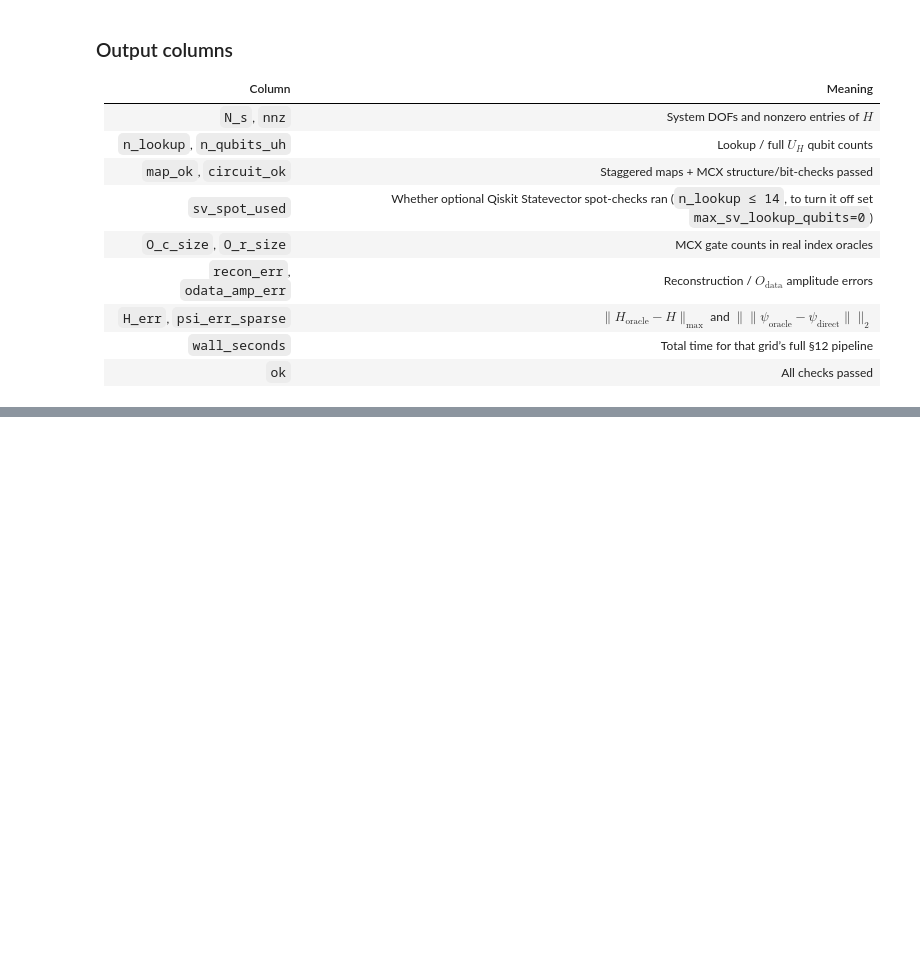
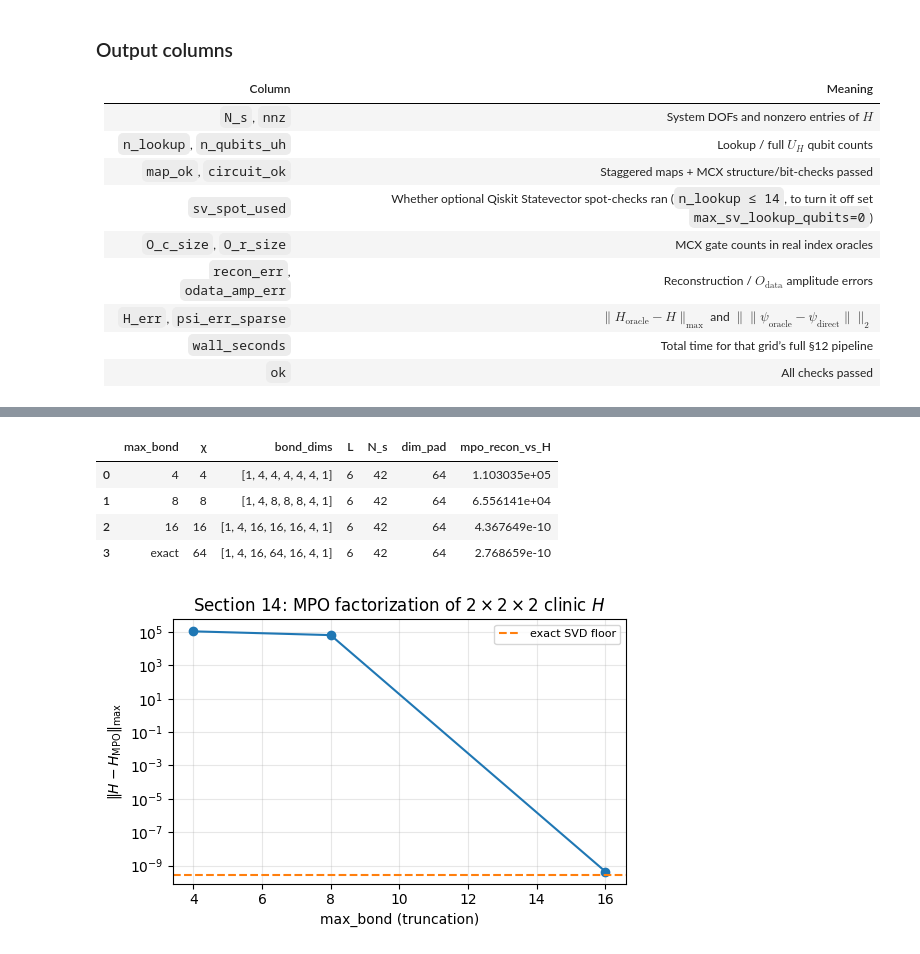
Before and after one commit to krokabobs/3D-Elastic-Wave-Equation-Hamiltonian-Simulation, a Jupyter notebook: block_encoding_hamiltonian_2d.ipynb, the cells around one changed output, grey strips where cells are left out. Drawn from its saved outputs; the diff is of its cells as text; code cells hidden in the pictures; blank space fills up the shorter version.

Commit message:
Final stage of the Hamiltonian block encoding notebook

```diff
--- a/block_encoding_hamiltonian_2d.ipynb
+++ b/block_encoding_hamiltonian_2d.ipynb
@@ -1012,0 +1134,47 @@ psi errors: [0.0, 0.0, 0.0]  |  H errors: [0.0, 0.0, 0.0]
+# %%
+# Classical MPO factorization of padded clinic H (no block encoding)
+demo22 = build_minimal_hamiltonian_demo(2, 2, 2, add_fractures=False)
+H22 = dense_matrix(demo22["H"])
+h_pad, n_sites = pad_to_qubit_register(H22)
+
+rows = []
+for max_bond in (4, 8, 16, None):
+    mpo = matrix_to_mpo(h_pad, max_bond=max_bond)
+    rows.append(
+        {
+            "max_bond": max_bond if max_bond is not None else "exact",
+            "χ": mpo.max_bond,
+            "bond_dims": mpo.bond_dims(),
+            "L": n_sites,
+            "N_s": H22.shape[0],
+            "dim_pad": h_pad.shape[0],
+            "mpo_recon_vs_H": mpo_reconstruction_error(h_pad, mpo),
+        }
+    )
+
+mpo_scale = pd.DataFrame(rows)
+display(mpo_scale)
+
+plot_df = mpo_scale[mpo_scale["max_bond"] != "exact"].copy()
+fig, ax = plt.subplots(figsize=(5.5, 3.6))
+ax.semilogy(plot_df["max_bond"], plot_df["mpo_recon_vs_H"], "o-")
+ax.axhline(
+    float(mpo_scale.loc[mpo_scale["max_bond"] == "exact", "mpo_recon_vs_H"].iloc[0]),
+    color="C1",
+    ls="--",
+    label="exact SVD floor",
+)
+ax.set_xlabel("max_bond (truncation)")
+ax.set_ylabel(r"$\|H-H_{\mathrm{MPO}}\|_{\max}$")
+ax.set_title(r"Section 14: MPO factorization of $2\times2\times2$ clinic $H$")
+ax.legend(fontsize=8)
+ax.grid(True, which="both", alpha=0.3)
+plt.tight_layout()
+plt.show()
+# %% [output]
+|  | max_bond | χ | bond_dims | L | N_s | dim_pad | mpo_recon_vs_H |
+| 0 | 4 | 4 | [1, 4, 4, 4, 4, 4, 1] | 6 | 42 | 64 | 1.103035e+05 |
+| 1 | 8 | 8 | [1, 4, 8, 8, 8, 4, 1] | 6 | 42 | 64 | 6.556141e+04 |
+| 2 | 16 | 16 | [1, 4, 16, 16, 16, 4, 1] | 6 | 42 | 64 | 4.367649e-10 |
+| 3 | exact | 64 | [1, 4, 16, 64, 16, 4, 1] | 6 | 42 | 64 | 2.768659e-10 |
+[figure, added]
```
Also changed, not shown: parts of 19 cells of this notebook, 3 other files.
